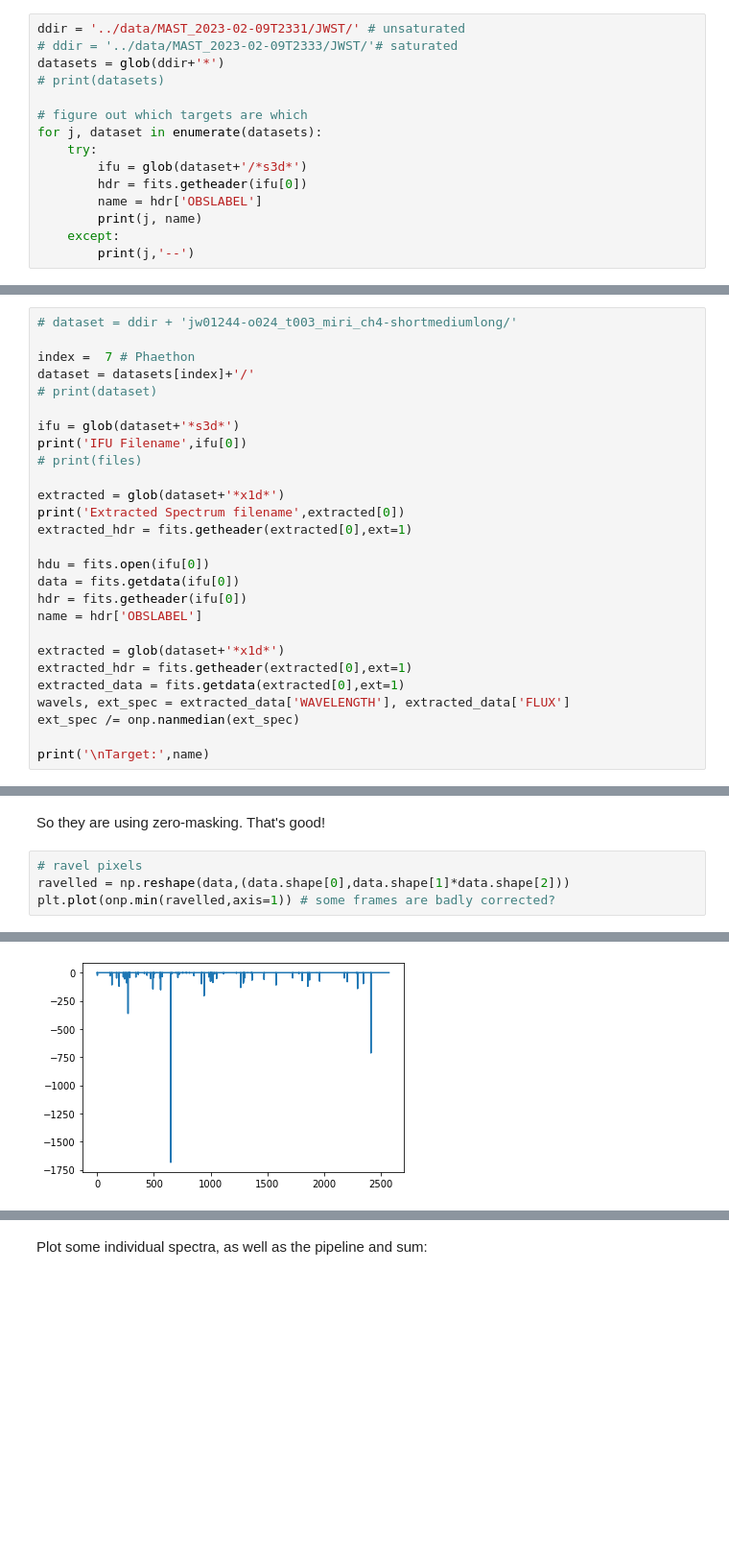
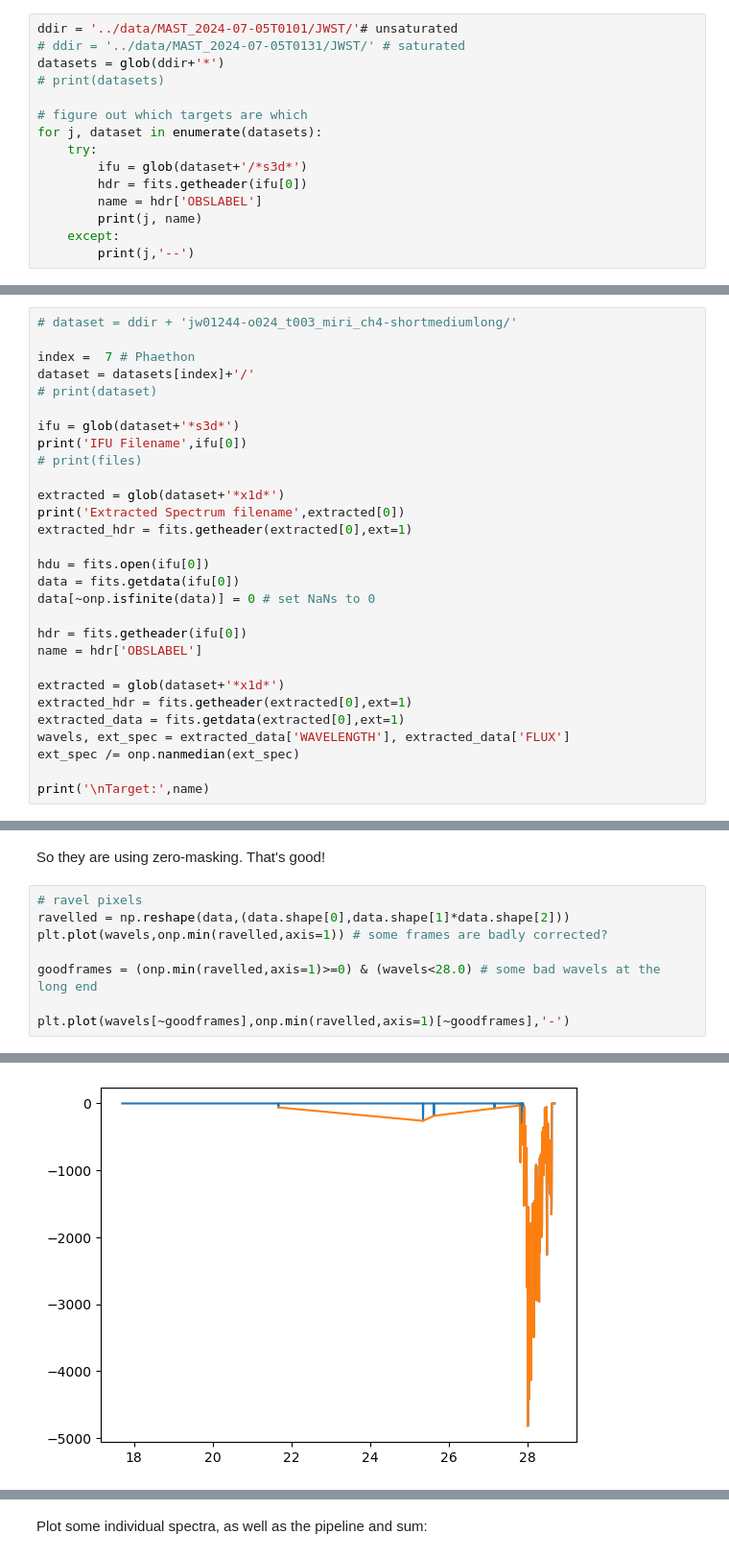
Before and after one commit to benjaminpope/halospec, a Jupyter notebook: notebooks/exploration-unsaturated.ipynb, the cells around one changed output, grey strips where cells are left out. Shown at 96% size. Saved outputs shown, nothing was run; the diff lists cells and outputs as text; blank space fills up the shorter version.

```diff
--- a/notebooks/exploration-unsaturated.ipynb
+++ b/notebooks/exploration-unsaturated.ipynb
@@ -30,8 +30,8 @@ jax.config.update("jax_enable_x64", True)
 # %% [markdown]
 Which sources did we get in this download?
 # %%
-ddir = '../data/MAST_2023-02-09T2331/JWST/' # unsaturated
-# ddir = '../data/MAST_2023-02-09T2333/JWST/'# saturated
+ddir = '../data/MAST_2024-07-05T0101/JWST/'# unsaturated
+# ddir = '../data/MAST_2024-07-05T0131/JWST/' # saturated
 datasets = glob(ddir+'*')
 # print(datasets)
 
@@ -75,6 +75,8 @@ extracted_hdr = fits.getheader(extracted[0],ext=1)
 
 hdu = fits.open(ifu[0])
 data = fits.getdata(ifu[0])
+data[~onp.isfinite(data)] = 0 # set NaNs to 0
+
 hdr = fits.getheader(ifu[0])
 name = hdr['OBSLABEL']
 
@@ -147,9 +149,13 @@ So they are using zero-masking. That's good!
 # %%
 # ravel pixels
 ravelled = np.reshape(data,(data.shape[0],data.shape[1]*data.shape[2]))
-plt.plot(onp.min(ravelled,axis=1)) # some frames are badly corrected?
+plt.plot(wavels,onp.min(ravelled,axis=1)) # some frames are badly corrected?
+
+goodframes = (onp.min(ravelled,axis=1)>=0) & (wavels<28.0) # some bad wavels at the long end
+
+plt.plot(wavels[~goodframes],onp.min(ravelled,axis=1)[~goodframes],'-')
 # %% [output]
 [<matplotlib.lines.Line2D at 0x...>]
-[figure, old version]
+[figure, new version]
 # %%
 # frame rejection
```
Also changed, not shown: parts of 13 cells of this notebook, 1 other file.
